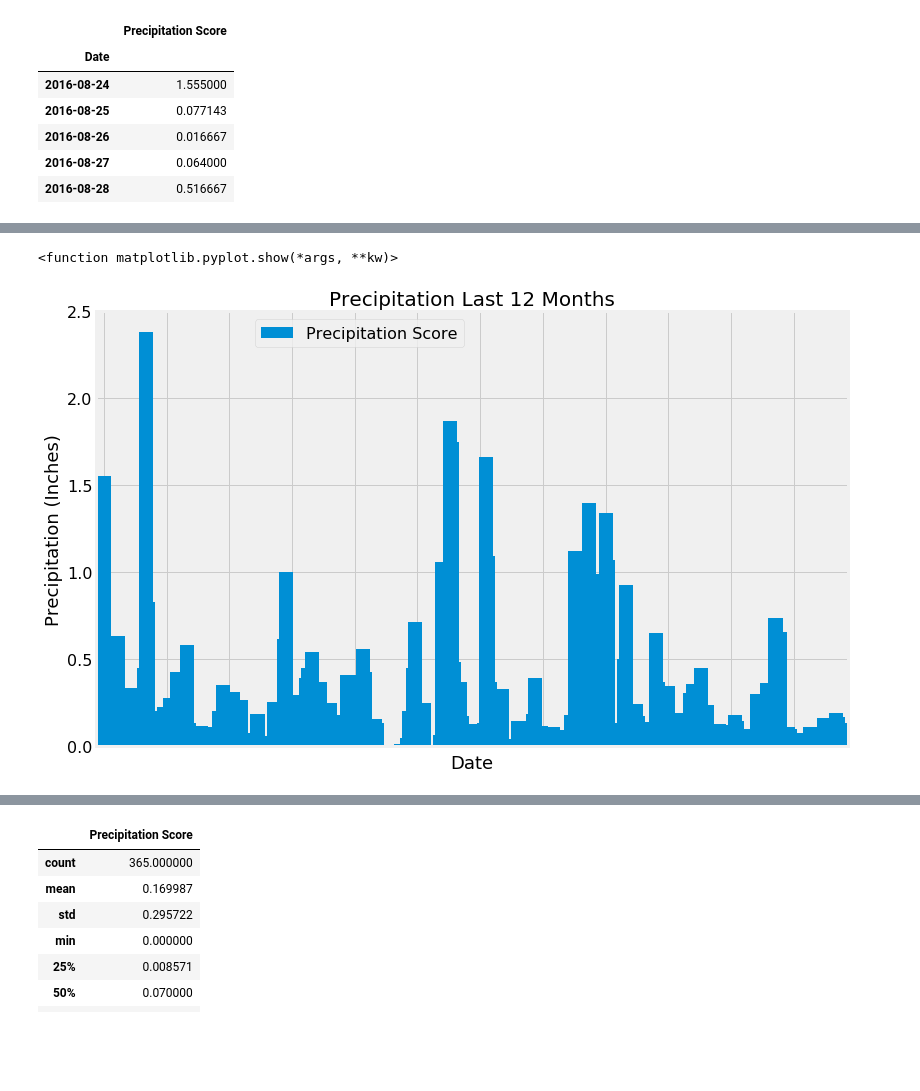
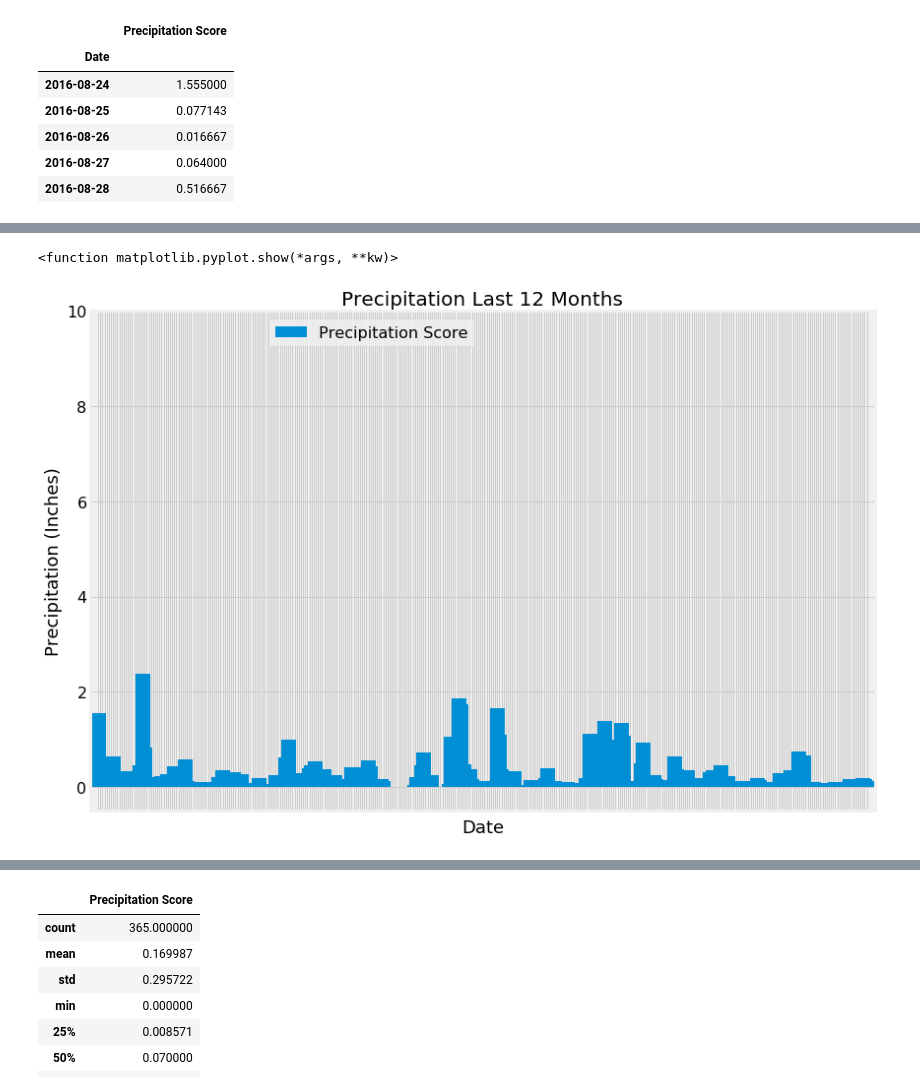
Before and after one commit to monrjones/10-Advanced-Data-Storage-and-Retrieval, a Jupyter notebook: climate_starter-Copy1.ipynb, the cells around one changed output, grey strips where cells are left out. Saved outputs shown, nothing was run; the diff lists cells and outputs as text; code cells hidden in the pictures; blank space fills up the shorter version.

```diff
--- a/climate_starter-Copy1.ipynb
+++ b/climate_starter-Copy1.ipynb
@@ -104,19 +123,21 @@ score_df.head()
 # %%
 
 # Use Pandas Plotting with Matplotlib to plot the data
 ax = score_df.plot(kind='bar', width=7, figsize=(12,8))
-plt.locator_params(axis='x', nbins=12)
+#plt.locator_params(axis='x', nbins=12)
 ax.xaxis.set_major_formatter(plt.NullFormatter())
 ax.tick_params(axis='y', labelsize=16)
 ax.grid(True)
 plt.legend(bbox_to_anchor=(.5,1), fontsize="16")
+
 plt.title("Precipitation Last 12 Months", size=20)
 plt.ylabel("Precipitation (Inches)", size=18)
 plt.xlabel("Date", size=18)
+plt.tight_layout()
 #plt.savefig("Output/Precipitation.png")
 plt.show
 # %% [output]
 <function matplotlib.pyplot.show(*args, **kw)>
-[figure, old version]
+[figure, new version]
 # %% [markdown]
 ![precipitation](Images/precipitation.png)
```
Also changed, not shown: parts of 2 cells of this notebook, 1 other file.
